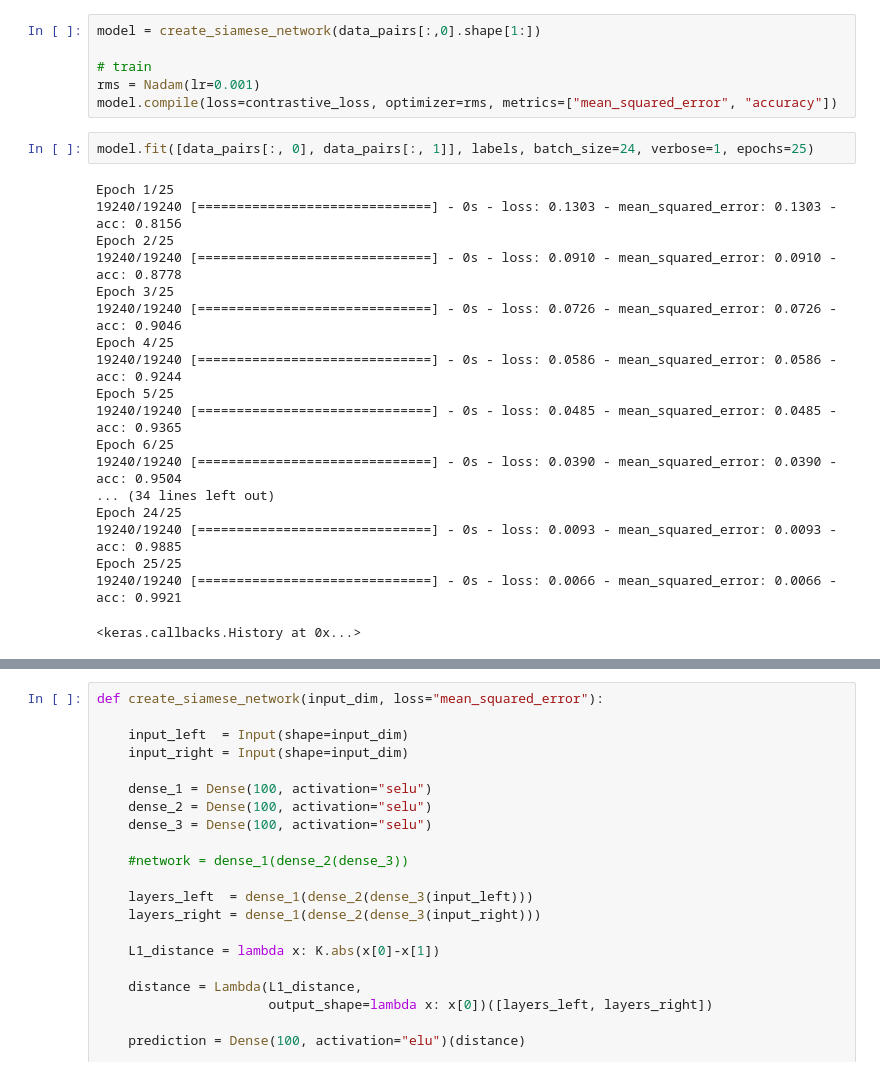
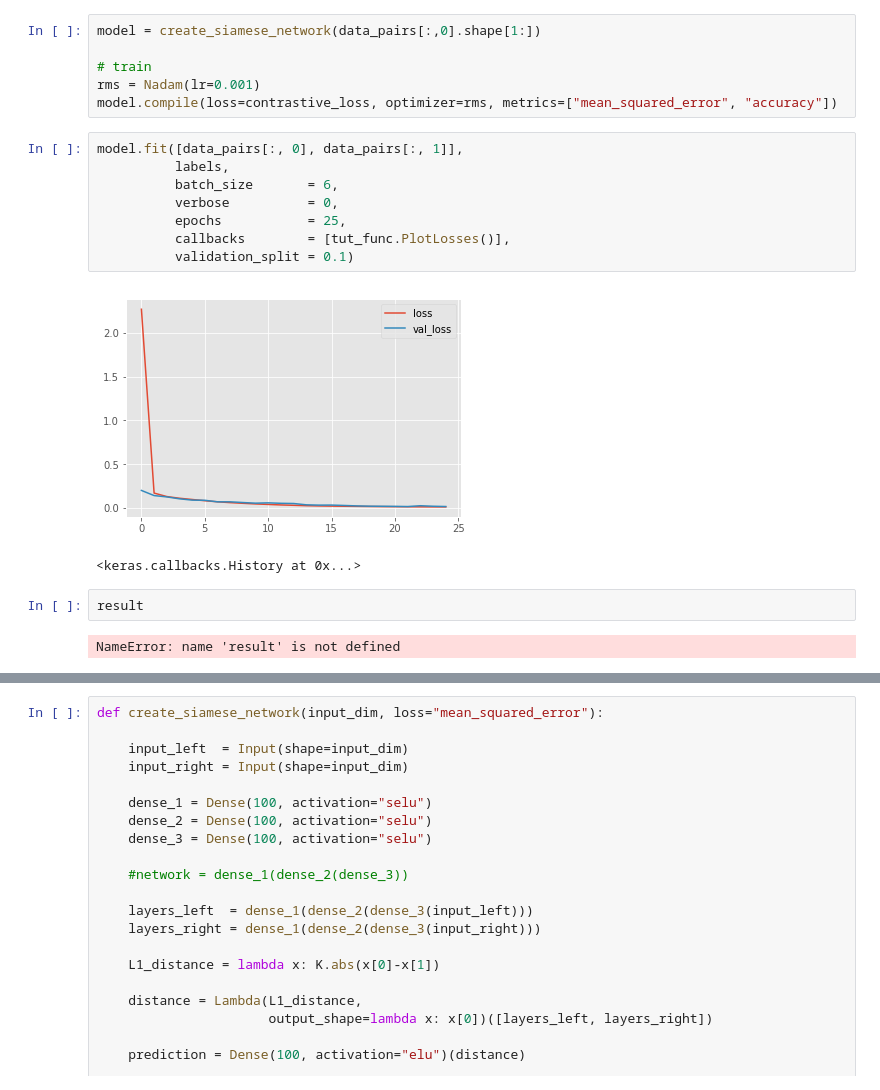
Before and after one commit to slychief/tutorials_private, a Jupyter notebook: spotify_similarity_search/Spotify Similarity Search - Part 2 - Siamese Networks.ipynb, the cells around one changed output, grey strips where cells are left out. Drawn from its saved outputs; the diff is of its cells as text.

```diff
--- a/spotify_similarity_search/Spotify Similarity Search - Part 2 - Siamese Networks.ipynb
+++ b/spotify_similarity_search/Spotify Similarity Search - Part 2 - Siamese Networks.ipynb
@@ -256,26 +253,20 @@ model = create_siamese_network(data_pairs[:,0].shape[1:])
 rms = Nadam(lr=0.001)
 model.compile(loss=contrastive_loss, optimizer=rms, metrics=["mean_squared_error", "accuracy"])
 # %%
-model.fit([data_pairs[:, 0], data_pairs[:, 1]], labels, batch_size=24, verbose=1, epochs=25)
+model.fit([data_pairs[:, 0], data_pairs[:, 1]],
+          labels,
+          batch_size       = 6,
+          verbose          = 0,
+          epochs           = 25,
+          callbacks        = [tut_func.PlotLosses()],
+          validation_split = 0.1)
 # %% [output]
+[figure, added]
-Epoch 1/25
-19240/19240 [==============================] - 0s - loss: 0.1303 - mean_squared_error: 0.1303 - acc: 0.8156
-Epoch 2/25
-19240/19240 [==============================] - 0s - loss: 0.0910 - mean_squared_error: 0.0910 - acc: 0.8778
-Epoch 3/25
-19240/19240 [==============================] - 0s - loss: 0.0726 - mean_squared_error: 0.0726 - acc: 0.9046
-Epoch 4/25
-19240/19240 [==============================] - 0s - loss: 0.0586 - mean_squared_error: 0.0586 - acc: 0.9244
-Epoch 5/25
-19240/19240 [==============================] - 0s - loss: 0.0485 - mean_squared_error: 0.0485 - acc: 0.9365
-Epoch 6/25
-19240/19240 [==============================] - 0s - loss: 0.0390 - mean_squared_error: 0.0390 - acc: 0.9504
-... (34 lines left out)
-Epoch 24/25
-19240/19240 [==============================] - 0s - loss: 0.0093 - mean_squared_error: 0.0093 - acc: 0.9885
-Epoch 25/25
-19240/19240 [==============================] - 0s - loss: 0.0066 - mean_squared_error: 0.0066 - acc: 0.9921
+<keras.callbacks.History at 0x...>
-<keras.callbacks.History at 0x...>
+# %%
+result
+# %% [output]
+NameError: name 'result' is not defined
 # %%
 def similar(query_idx, ascending=False):
     res = [model.predict([feature_data[[query_idx]], feature_data[[i]]]) for i in range(feature_data.shape[0])]
```
Also changed, not shown: parts of 28 cells of this notebook, 3 other files.
